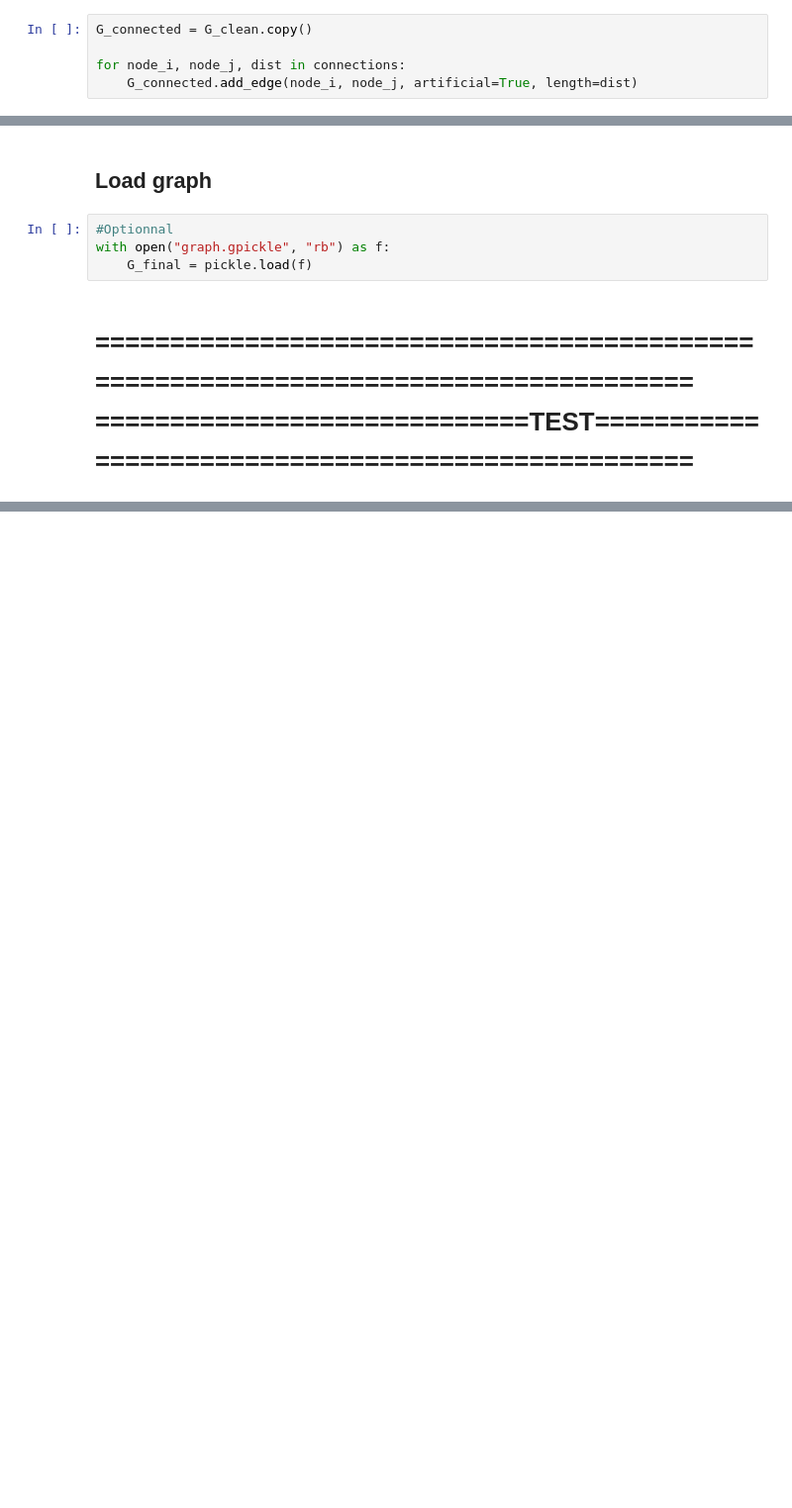
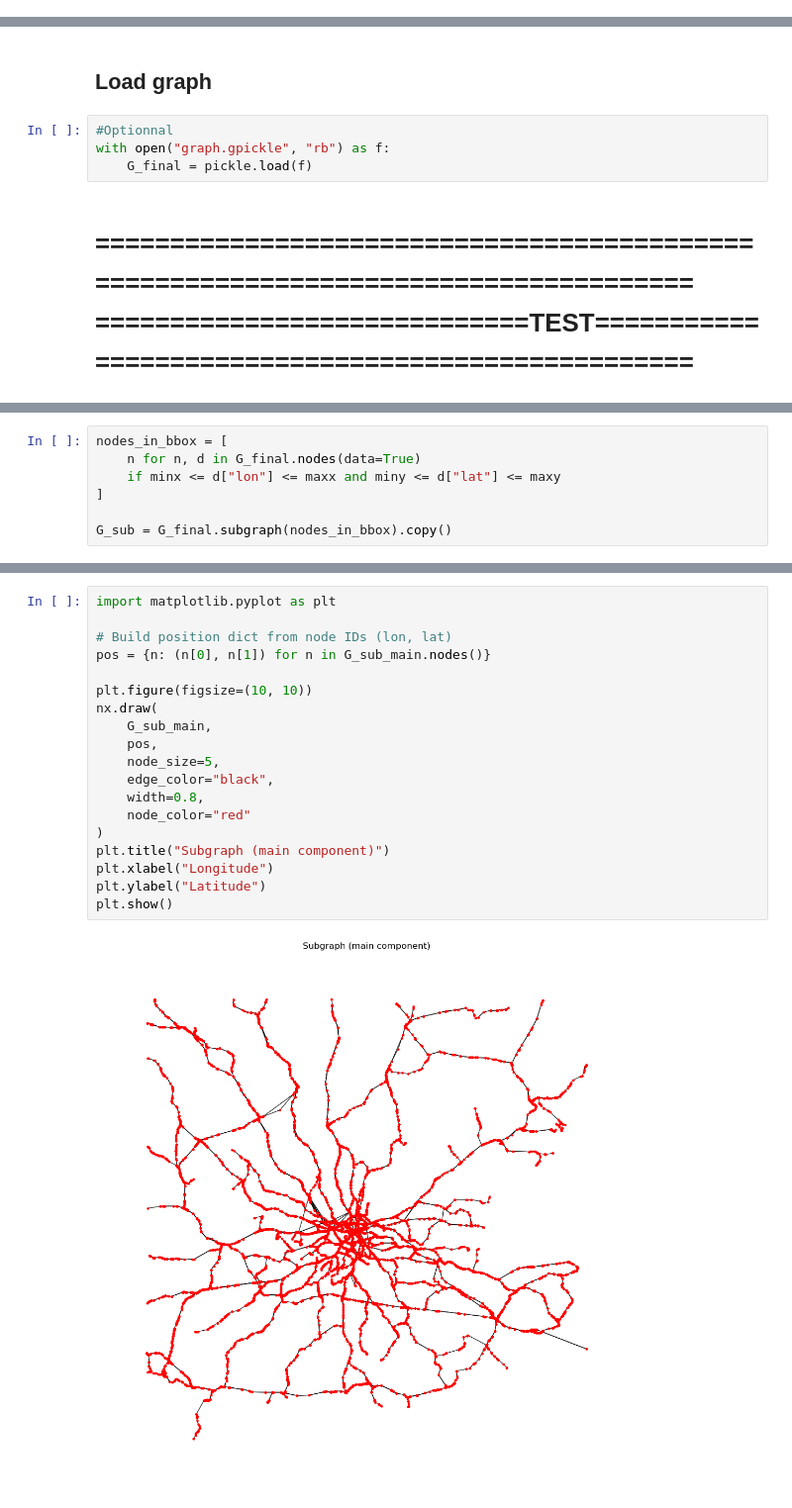
Before and after one commit to thibaultquentin66-lang/resilience_freight_train_UK, a Jupyter notebook: Final_Work.ipynb, the cells around one changed output, grey strips where cells are left out. Shown at 99% size. Cells and saved outputs as stored; diff of their text form; blank space fills up the shorter version.

```diff
--- a/Final_Work.ipynb
+++ b/Final_Work.ipynb
@@ -535,8 +538,3 @@ for i, (idx_i, coords_i, tree_i) in enumerate(component_trees):
             node_j = tuple(coords_j[j_idx])
 
             connections.append((node_i, node_j, min_dist))
-# %%
-G_connected = G_clean.copy()
-
-for node_i, node_j, dist in connections:
-    G_connected.add_edge(node_i, node_j, artificial=True, length=dist)
@@ -675,0 +736,7 @@ with open("graph.gpickle", "rb") as f:
+# %%
+nodes_in_bbox = [
+    n for n, d in G_final.nodes(data=True)
+    if minx <= d["lon"] <= maxx and miny <= d["lat"] <= maxy
+]
+
+G_sub = G_final.subgraph(nodes_in_bbox).copy()
@@ -675,0 +759,21 @@ with open("graph.gpickle", "rb") as f:
+# %%
+import matplotlib.pyplot as plt
+
+# Build position dict from node IDs (lon, lat)
+pos = {n: (n[0], n[1]) for n in G_sub_main.nodes()}
+
+plt.figure(figsize=(10, 10))
+nx.draw(
+    G_sub_main,
+    pos,
+    node_size=5,
+    edge_color="black",
+    width=0.8,
+    node_color="red"
+)
+plt.title("Subgraph (main component)")
+plt.xlabel("Longitude")
+plt.ylabel("Latitude")
+plt.show()
+# %% [output]
+[figure, added]
```
Also changed, not shown: parts of 8 cells of this notebook.
